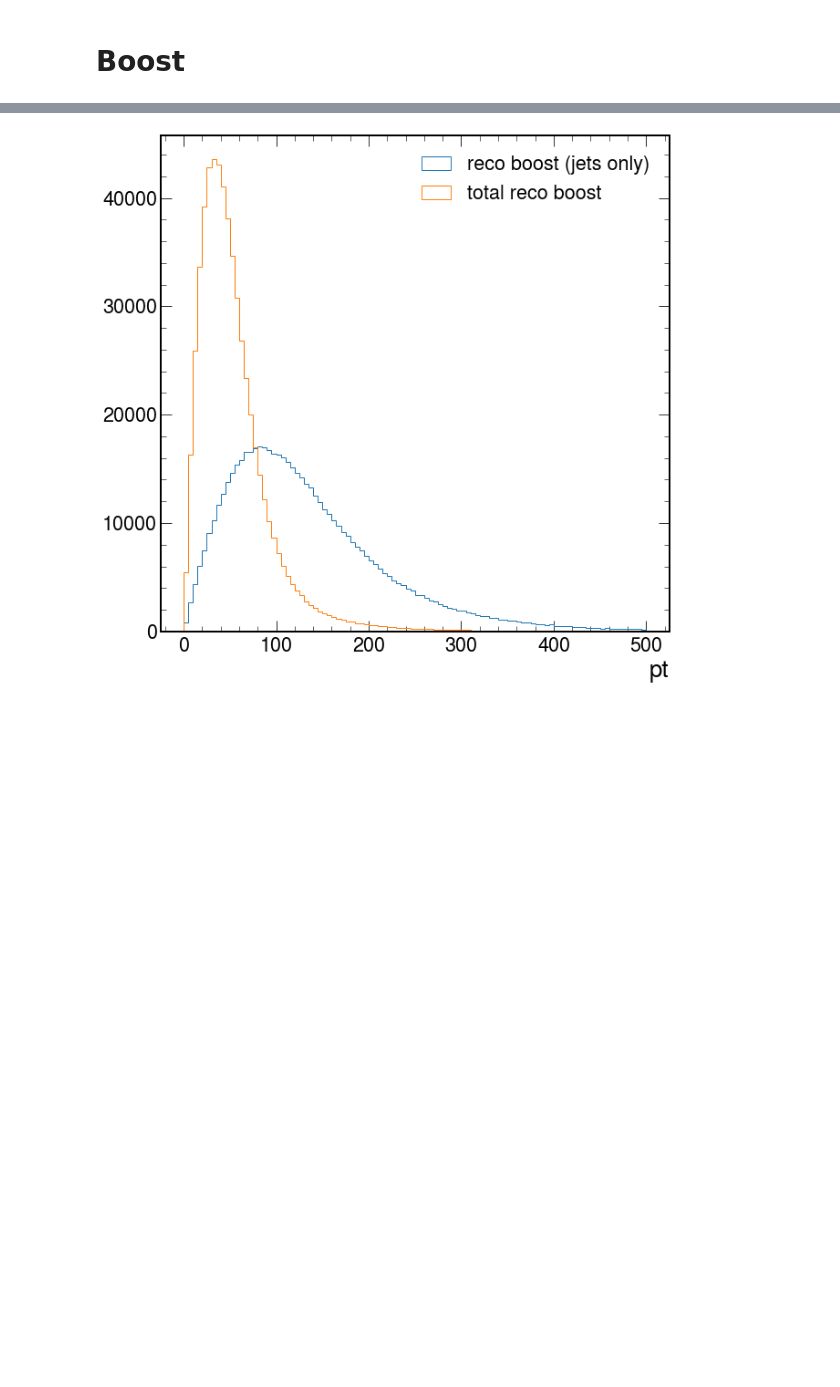
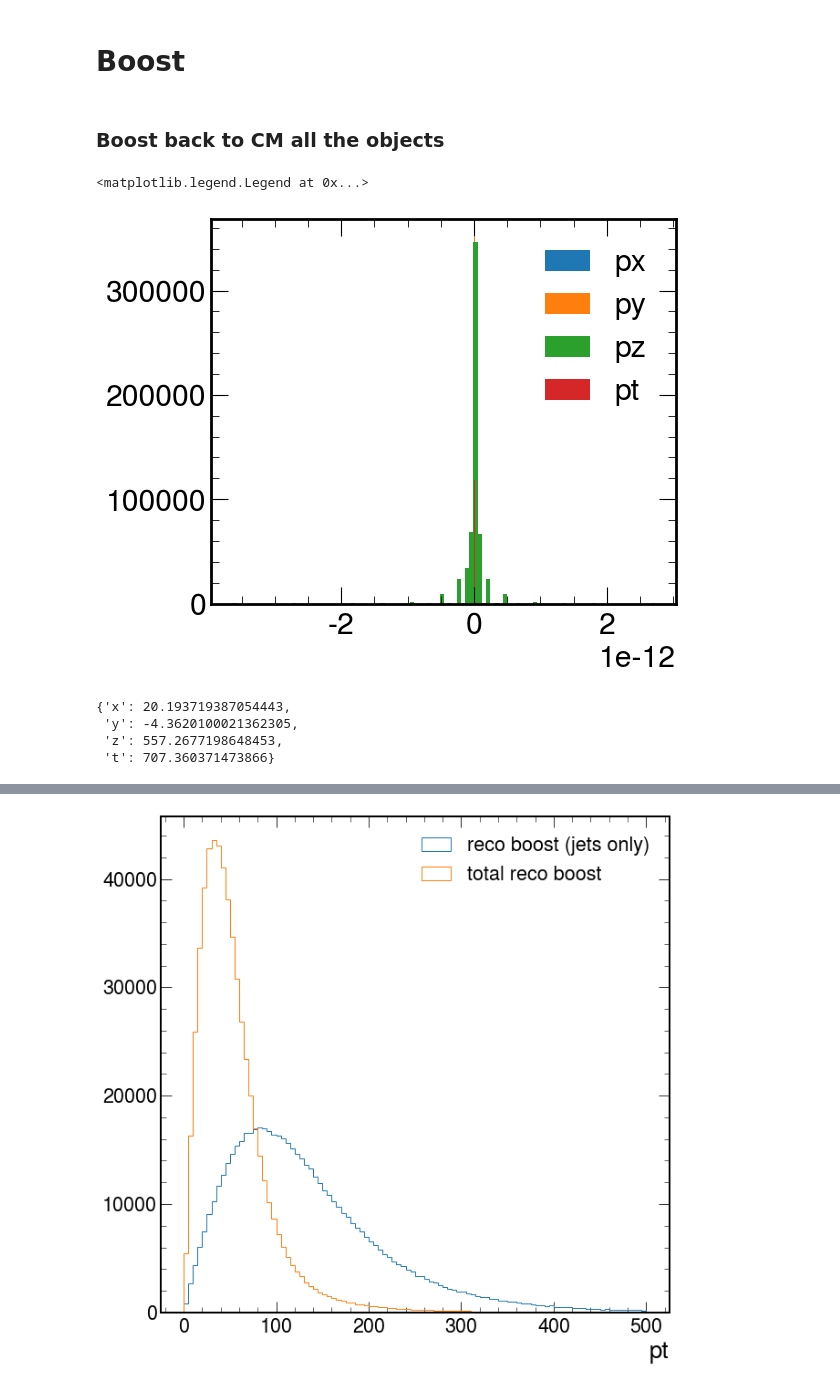
Before and after one commit to valsdav/ttHbb_jets_partons_studies, a Jupyter notebook: GenLevelPlots.ipynb, the cells around one changed output, grey strips where cells are left out. Cells and saved outputs as stored; diff of their text form; code cells hidden in the pictures; blank space fills up the shorter version.

```diff
--- a/GenLevelPlots.ipynb
+++ b/GenLevelPlots.ipynb
@@ -258,3 +258,17 @@ def get_vector_sum(vectors):
 # %%
 boost_jets = get_vector_sum(jets)
 boost_reco = boost_jets + lepton_reco + met
+# %% [markdown]
+### Boost back to CM all the objects
+# %%
+boost_reco_CM = boost_reco.boostCM_of(boost_reco)
+# %%
+plt.figure(figsize=(6,5), dpi=100)
+plt.hist(boost_reco_CM.px, bins=100, label="px")
+plt.hist(boost_reco_CM.py, bins=100, label="py")
+plt.hist(boost_reco_CM.pz, bins=100, label="pz")
+plt.hist(boost_reco_CM.pt, bins=100, label="pt")
+plt.legend()
+# %% [output]
+<matplotlib.legend.Legend at 0x...>
+[figure, added]
@@ -260,0 +280,7 @@ boost_reco = boost_jets + lepton_reco + met
+# %%
+boost_reco[0].tolist()
+# %% [output]
+{'x': 20.193719387054443,
+ 'y': -4.3620100021362305,
+ 'z': 557.2677198648453,
+ 't': 707.360371473866}
```
Also changed, not shown: parts of 8 cells of this notebook.
